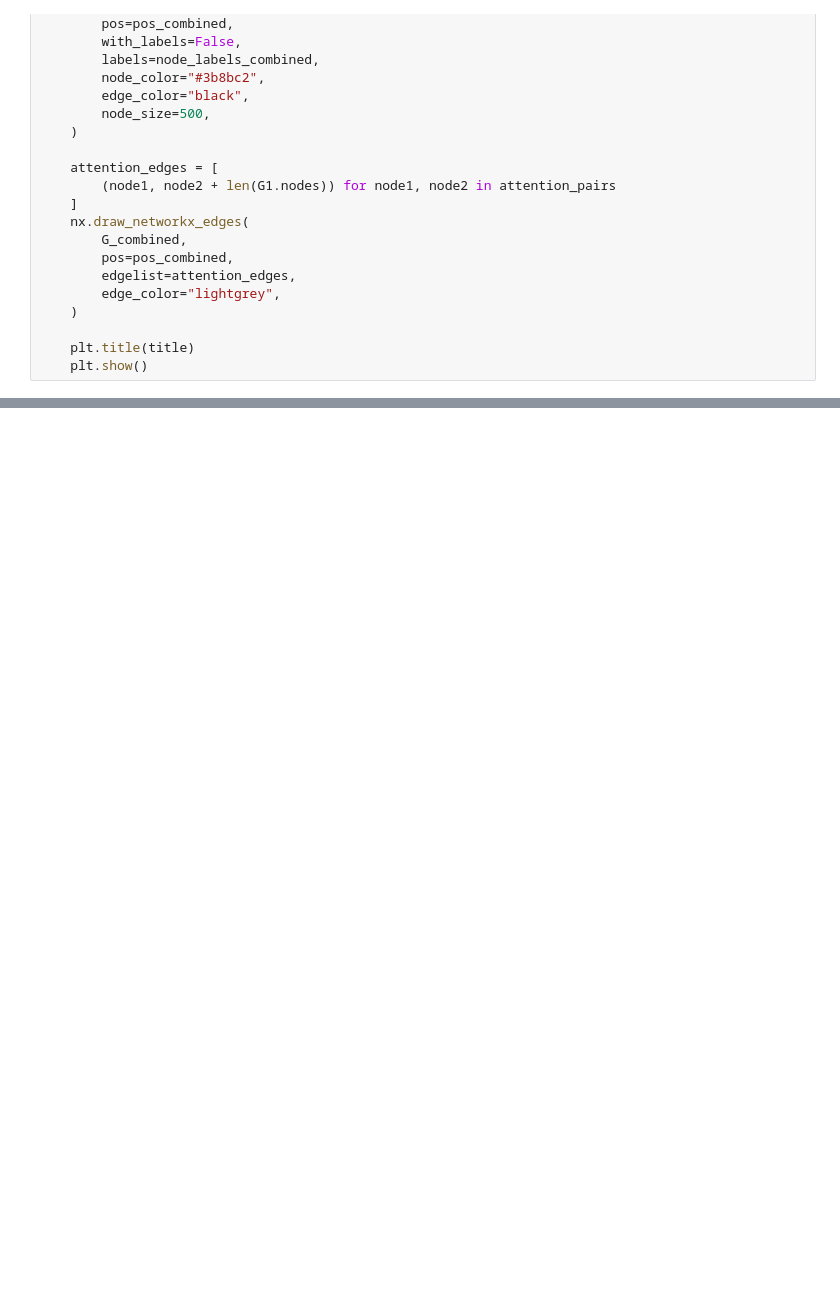
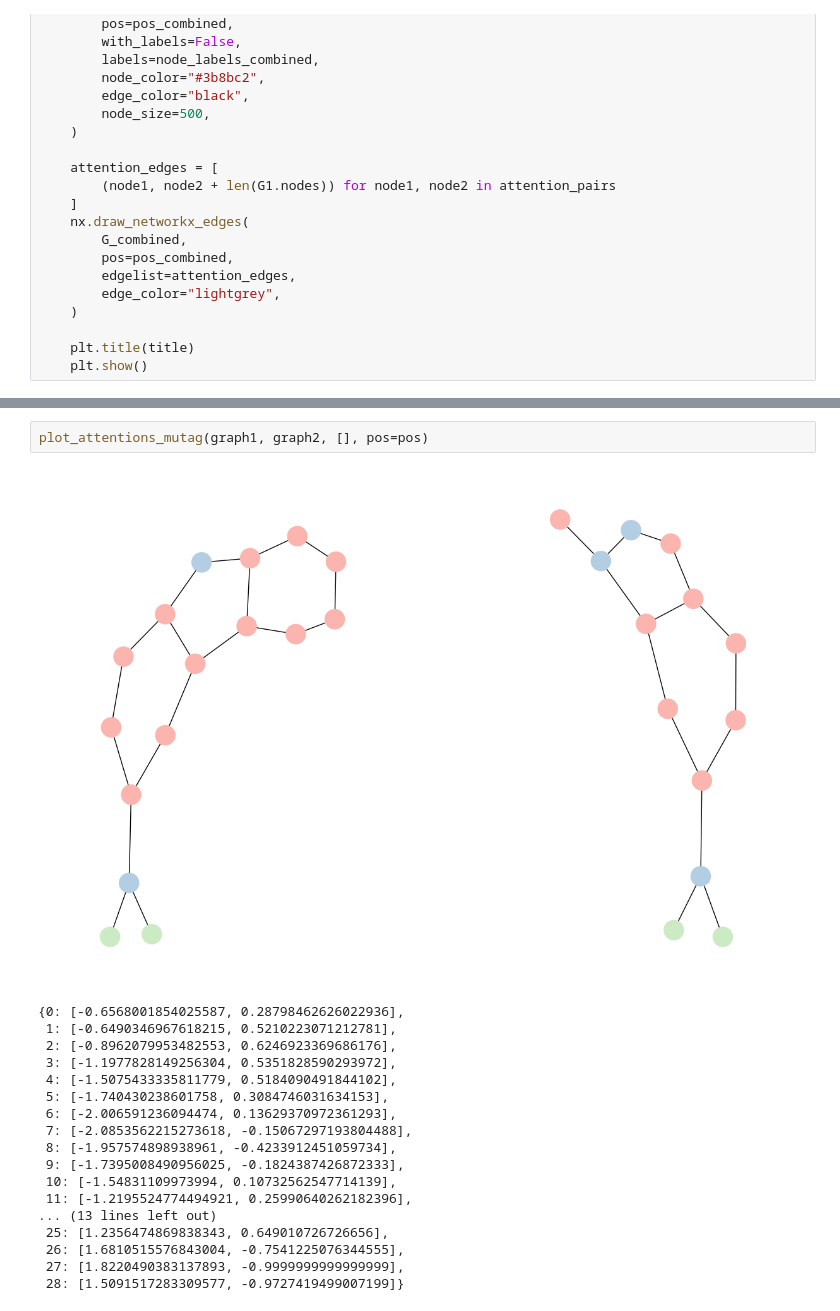
Before and after one commit to tsimiho/gmn, a Jupyter notebook: plots.ipynb, the cells around one changed output, grey strips where cells are left out. Cells and saved outputs as stored; diff of their text form; blank space fills up the shorter version.

```diff
--- a/plots.ipynb
+++ b/plots.ipynb
@@ -337,0 +494,21 @@ plot_graph(summary, "Summary")
+# %%
+plot_attentions_mutag(graph1, graph2, [], pos=pos)
+# %% [output]
+[figure, added]
+{0: [-0.6568001854025587, 0.28798462626022936],
+ 1: [-0.6490346967618215, 0.5210223071212781],
+ 2: [-0.8962079953482553, 0.6246923369686176],
+ 3: [-1.1977828149256304, 0.5351828590293972],
+ 4: [-1.5075433335811779, 0.5184090491844102],
+ 5: [-1.740430238601758, 0.3084746031634153],
+ 6: [-2.006591236094474, 0.13629370972361293],
+ 7: [-2.0853562215273618, -0.15067297193804488],
+ 8: [-1.957574898938961, -0.4233912451059734],
+ 9: [-1.7395008490956025, -0.1824387426872333],
+ 10: [-1.54831109973994, 0.10732562547714139],
+ 11: [-1.2195524774494921, 0.25990640262182396],
+... (13 lines left out)
+ 25: [1.2356474869838343, 0.649010726726656],
+ 26: [1.6810515576843004, -0.7541225076344555],
+ 27: [1.8220490383137893, -0.9999999999999999],
+ 28: [1.5091517283309577, -0.9727419499007199]}
```
Also changed, not shown: parts of 9 cells of this notebook, 18 other files.
